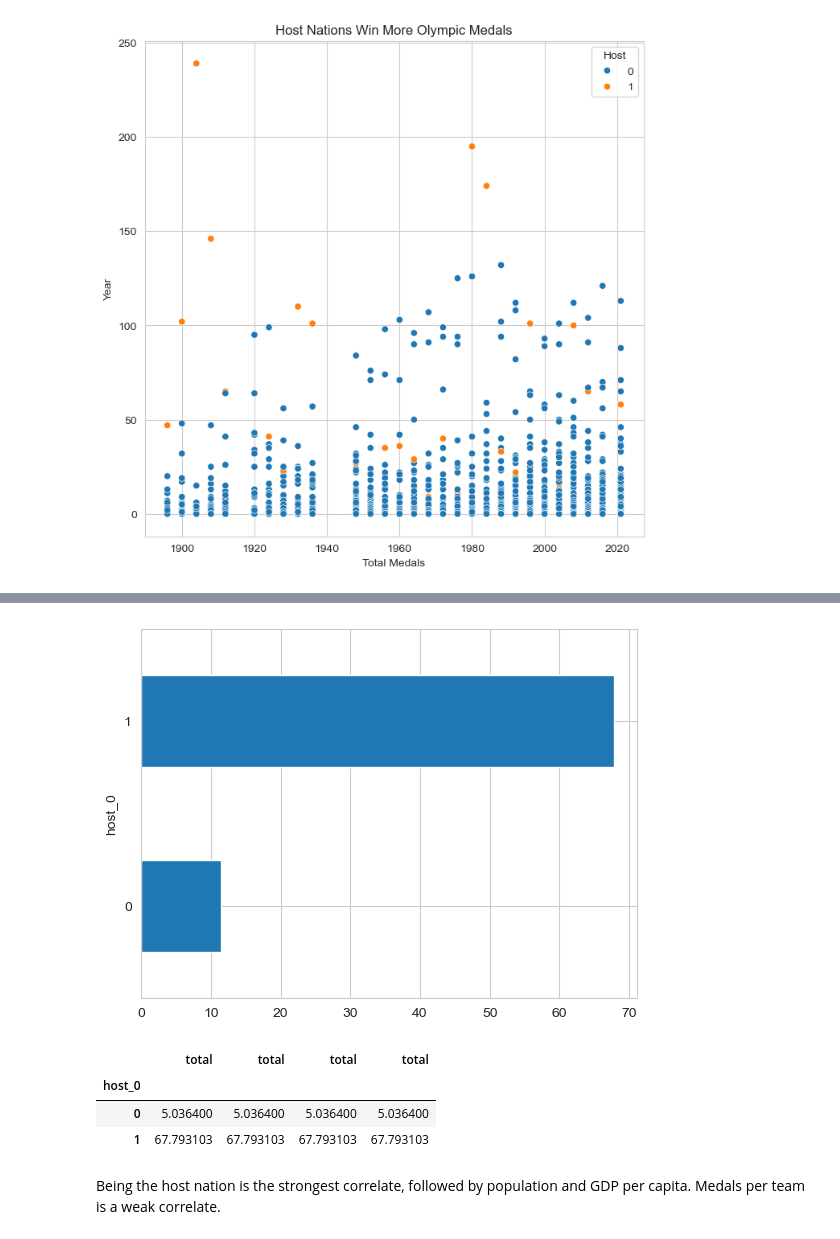
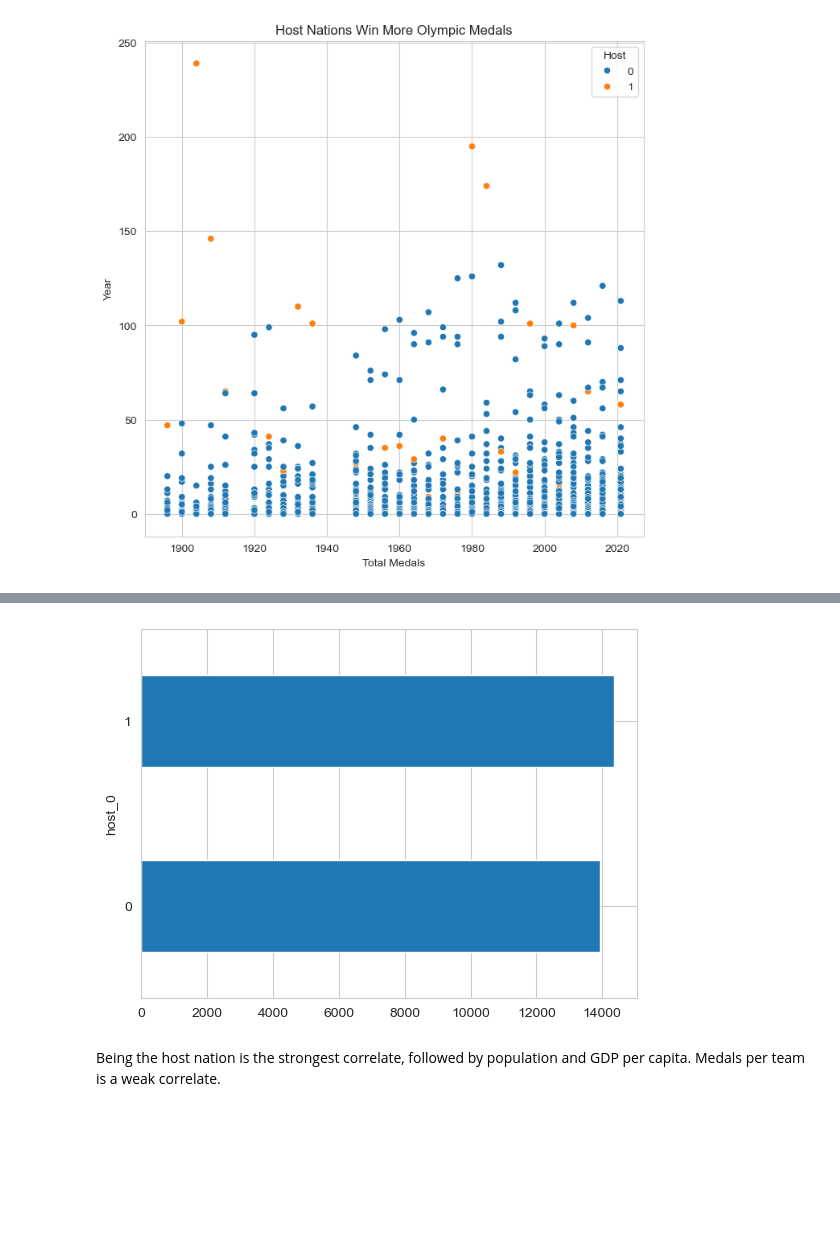
Before and after one commit to twm105/olympic-medals-predict, a Jupyter notebook: data-eda/olympics_eda.ipynb, the cells around one changed output, grey strips where cells are left out. Saved outputs shown, nothing was run; the diff lists cells and outputs as text; code cells hidden in the pictures; blank space fills up the shorter version.

```diff
--- a/data-eda/olympics_eda.ipynb
+++ b/data-eda/olympics_eda.ipynb
@@ -206,15 +233,8 @@ plt.show()
 # %%
-data=oly.loc[oly.total != 0].groupby(by='host_0')['total'].mean().plot(kind='barh')
+data=oly.loc[oly.total != 0].groupby(by='host_0')['gdppc_0'].mean().plot(kind='barh')
 # title('Average medals won by host nations vs non-hosts')
 # %% [output]
-[figure, old version]
+[figure, new version]
-# %%
-home_adv.groupby('host_0')['total'].mean()
-# %% [output]
-|  | total | total | total | total |
-| host_0 |  |  |  |  |
-| 0 | 5.036400 | 5.036400 | 5.036400 | 5.036400 |
-| 1 | 67.793103 | 67.793103 | 67.793103 | 67.793103 |
 # %% [markdown]
 Being the host nation is the strongest correlate, followed by population and GDP per capita. Medals per team is a weak correlate.
 # %% [markdown]
```
Also changed, not shown: parts of 16 cells of this notebook, 5 other files.
